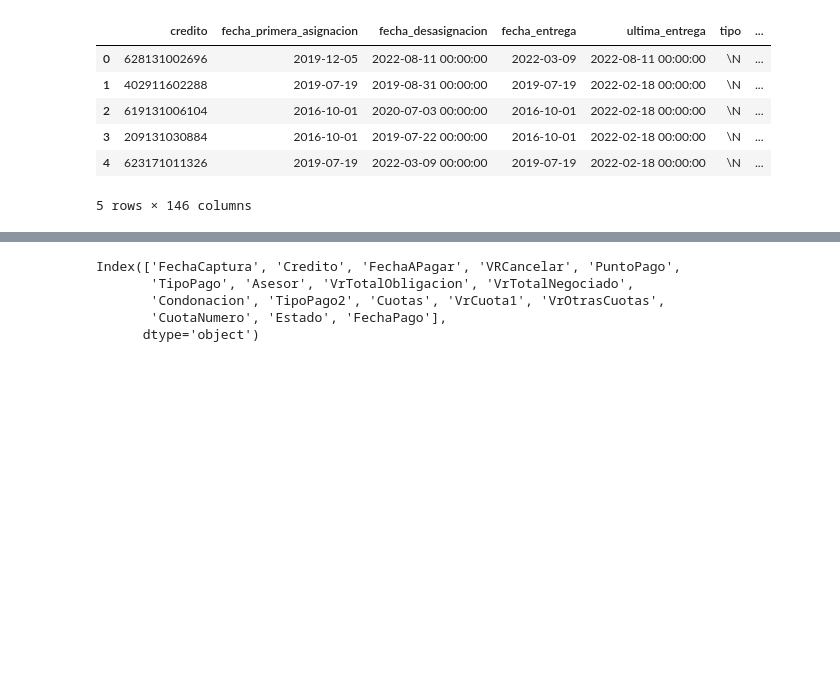
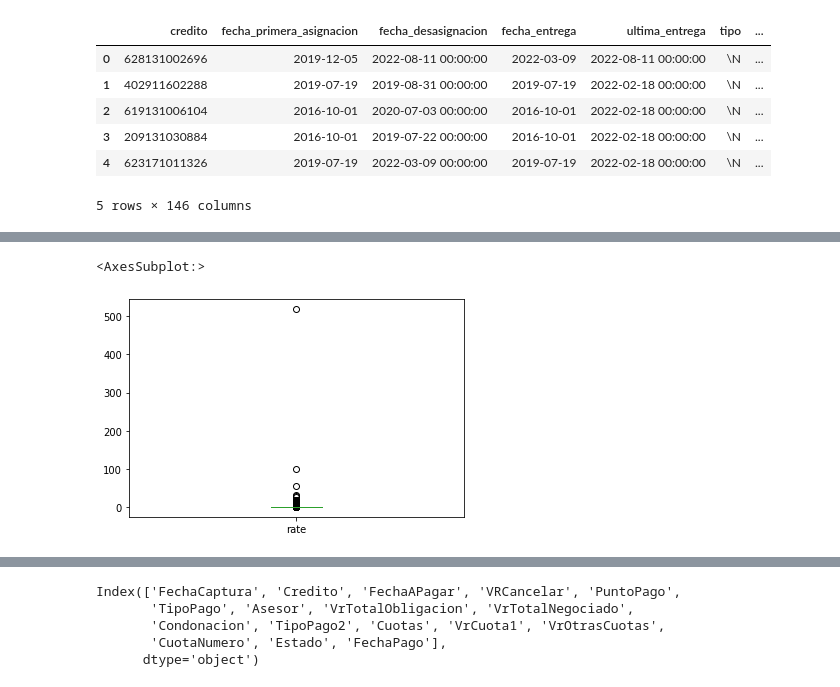
Before and after one commit to pariosur/avance_bpo, a Jupyter notebook: avance_notebook.ipynb, the cells around one changed output, grey strips where cells are left out. Cells and saved outputs as stored; diff of their text form; code cells hidden in the pictures; blank space fills up the shorter version.

```diff
--- a/avance_notebook.ipynb
+++ b/avance_notebook.ipynb
@@ -74,0 +195,2 @@ df_resumen_creditos.head()
+# %%
+df_pagos_cleaned = df_pagos.dropna(subset = ["SaldoFindeMes"])
@@ -74,0 +202,2 @@ df_resumen_creditos.head()
+# %%
+df_pagos_cleaned['rate'] = df_pagos_cleaned['TotalCancelado']/df_pagos_cleaned['SaldoFindeMes']
@@ -74,0 +247,2 @@ df_resumen_creditos.head()
+# %%
+df_merged = df_pagos_cleaned.merge(df_asignacion_fdem, on='Credito', how='inner')
@@ -74,0 +299,3 @@ df_resumen_creditos.head()
+# %%
+df_features = df_merged[['Credito','agencia','tipo','nombre','nombre_conyuge','nombre_garante','ciudad','producto', 'dias_atraso', 'grupo_castigo', 'ultimo_pago', 'monto', 'nro_cuotas_atrasadas', 'cuotas_canceladas', 'cuotas_vencidas','vigente','rate']]
+df_features.columns
@@ -74,0 +401,5 @@ df_resumen_creditos.head()
+# %%
+df_features['rate'].plot(kind='box')
+# %% [output]
+<AxesSubplot:>
+[figure, added]
```
Also changed, not shown: parts of 76 cells of this notebook.
